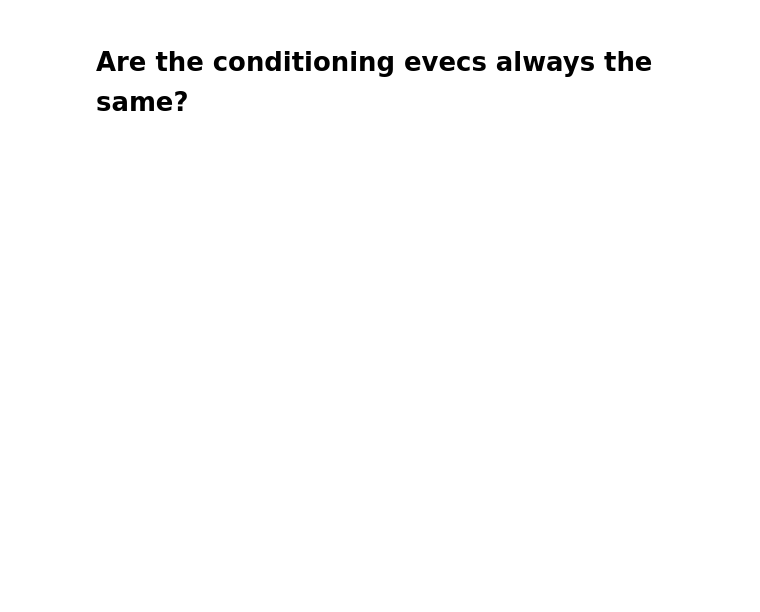
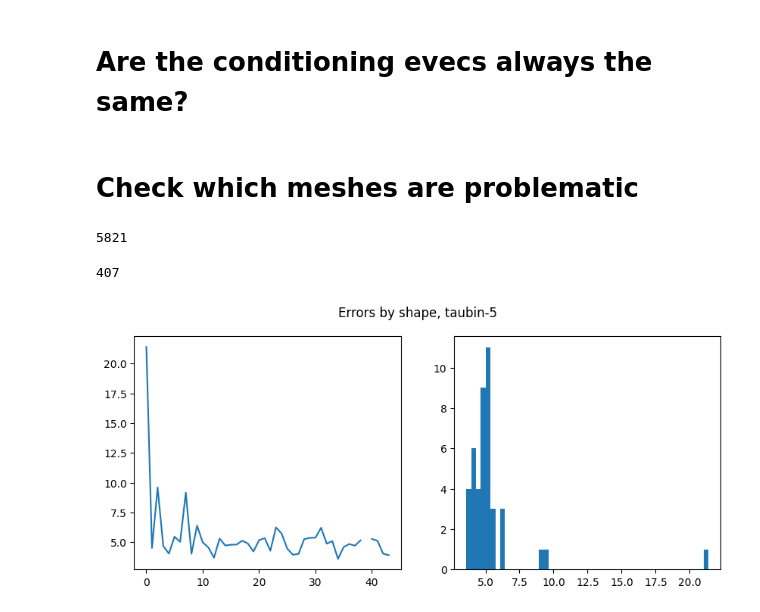
Before and after one commit to alekseizhuravlev/shape_matching, a Jupyter notebook: notebooks/11.09.2024/confidence_shrec19.ipynb, the cells around one changed output. Saved outputs shown, nothing was run; the diff lists cells and outputs as text; code cells hidden in the pictures; blank space fills up the shorter version.

```diff
--- a/notebooks/11.09.2024/confidence_shrec19.ipynb
+++ b/notebooks/11.09.2024/confidence_shrec19.ipynb
@@ -546,7 +538,7 @@ geo_errs_median_filtered = []
 # data_range_pair = tqdm(range(len(test_dataset)), desc='Calculating pair fmaps',
 #                        disable=True)
 
-data_range_pair = tqdm([1])
+data_range_pair = tqdm([124])
 # print('!!! WARNING: only 2 samples are processed !!!')
 
 
@@ -595,6 +587,7 @@ for i in data_range_pair:
     #     compute_geodesic_distmat(data['first']['verts'].numpy(), data['first']['faces'].numpy())
     # )
     dist_x = data['first']['geo_dist']
+    dist_y = data['second']['geo_dist']
 
     # mass_second = data['second']['mass'].to(device)
     mass_second=data['second']['mass'].to(device)
@@ -1113,3 +1322,72 @@ plotting_utils.plot_Cxy(
     (evecs_cond_second_list[idx_0] - evecs_cond_second_list[idx_2]).cpu(),
     f'{idx_0} - {idx_2}', l, h, show_grid=False, show_colorbar=False)
 plt.show()
+# %% [markdown]
+# Check which meshes are problematic
+# %%
+# read the file /home/s94zalek_hpc/shape_matching/my_code/experiments/ddpm/single_64_2-2ev_64-128-128_remeshed/eval/epoch_99/SHREC19_r_pair-test/no_smoothing/log.txt
+
+with open('/home/s94zalek_hpc/shape_matching/my_code/experiments/ddpm/'
+          # 'single_64_2-2ev_64-128-128_remeshed/eval/epoch_99/SHREC19_r_pair-test/taubin-5/log_taubin-5.txt', 'r') as f:
+        'single_64_2-2ev_64-128-128_remeshed/eval/epoch_99/SHREC19_r_pair-test/no_smoothing/log.txt', 'r') as f:
+    lines = f.readlines()
+len(lines)
+
+# try with smoothing
+# %% [output]
+5821
+# %%
+pairzo_errs = []
+
+search_str = 'Geo error est pairzo mean: '
+
+example_str = 'Geo error est pairzo mean: 2.233'
+
+for line in lines:
+    if 'Geo error est pairzo mean: ' in line:
+        pairzo_errs.append(float(line.split(search_str)[1].strip()))
+
+len(pairzo_errs)
+# %% [output]
+407
+# %%
+shape_ids_first = []
+shape_ids_second = []
+
+for corr_file in test_dataset.corr_files:
+    # 'data/SHREC19_r/corres/12_1.map'
+    id_1 = int(corr_file.split('/')[-1].split('_')[0]) - 1
+    id_2 = int(corr_file.split('/')[-1].split('_')[1].split('.')[0]) - 1
+
+    shape_ids_first.append(id_1)
+    shape_ids_second.append(id_2)
+# %%
+# set to 0, for each unique shape id
+
+unique_shapes = set(shape_ids_first)
+
+errs_by_shape = torch.zeros(44)
+times_by_shape = torch.zeros(44)
+
+for i in range(len(shape_ids_first)):
+    # print(i)
+    errs_by_shape[shape_ids_first[i]] += pairzo_errs[i]
+    errs_by_shape[shape_ids_second[i]] += pairzo_errs[i]
+
+    times_by_shape[shape_ids_first[i]] += 1
+    times_by_shape[shape_ids_second[i]] += 1
+
+errs_by_shape /= times_by_shape
+# %%
+fig, axs = plt.subplots(1, 2, figsize=(10, 4))
+
+axs[0].plot(errs_by_shape.numpy())
+axs[1].hist(errs_by_shape.numpy(), bins=50)
+
+# plt.label('Errors by shape, no smoothing')
+# make a title above all subplots
+fig.suptitle('Errors by shape, taubin-5')
+
+plt.show()
+# %% [output]
+[figure, added]
```
Also changed, not shown: parts of 37 cells of this notebook, 2 other files.
